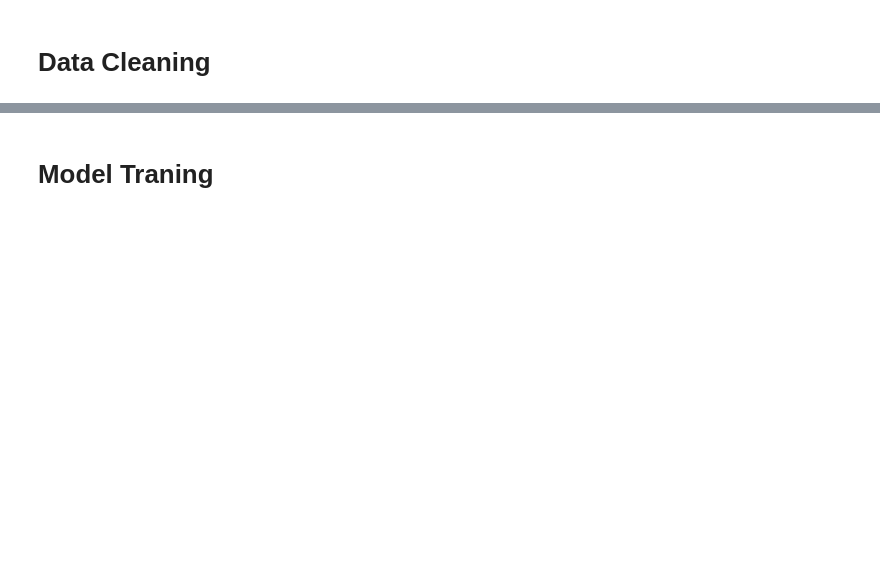
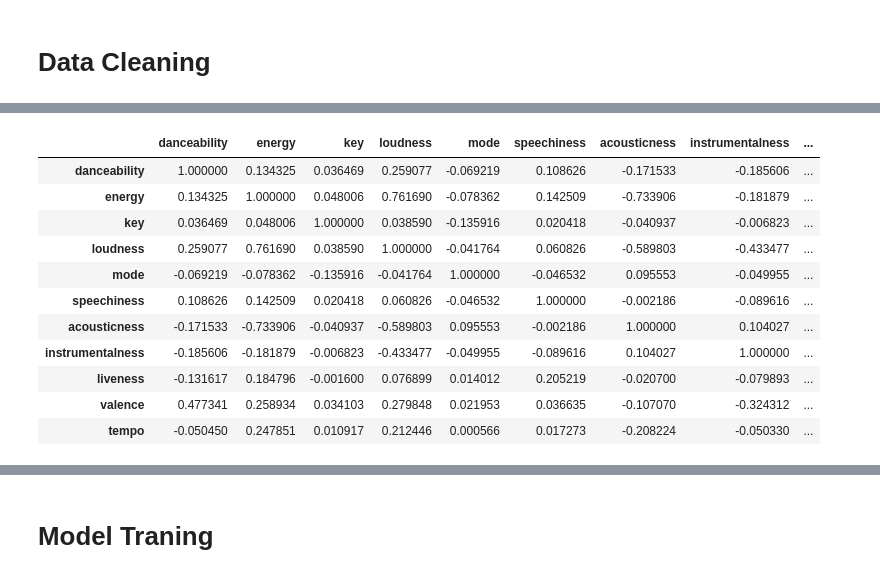
Before and after one commit to Savoxism/Spotify-Analysis, a Jupyter notebook: analysis.ipynb, the cells around one changed output, grey strips where cells are left out. Drawn from its saved outputs; the diff is of its cells as text; code cells hidden in the pictures; blank space fills up the shorter version.

```diff
--- a/analysis.ipynb
+++ b/analysis.ipynb
@@ -41,14 +138,21 @@ _ = plt.title("Genres")
 # %%
-# Drop rows where genre is "Pop"
-df = df[df['genre'] != "Pop"].reset_index(drop=True)
-
-# Identify numeric columns
 numeric_columns = df.select_dtypes(include=[np.number]).columns
-
-# Calculate correlation for numeric columns only
 correlation_matrix = df[numeric_columns].corr()
 
 correlation_matrix
+# %% [output]
+|  | danceability | energy | key | loudness | mode | speechiness | acousticness | instrumentalness | ... |
+| danceability | 1.000000 | 0.134325 | 0.036469 | 0.259077 | -0.069219 | 0.108626 | -0.171533 | -0.185606 | ... |
+| energy | 0.134325 | 1.000000 | 0.048006 | 0.761690 | -0.078362 | 0.142509 | -0.733906 | -0.181879 | ... |
+| key | 0.036469 | 0.048006 | 1.000000 | 0.038590 | -0.135916 | 0.020418 | -0.040937 | -0.006823 | ... |
+| loudness | 0.259077 | 0.761690 | 0.038590 | 1.000000 | -0.041764 | 0.060826 | -0.589803 | -0.433477 | ... |
+| mode | -0.069219 | -0.078362 | -0.135916 | -0.041764 | 1.000000 | -0.046532 | 0.095553 | -0.049955 | ... |
+| speechiness | 0.108626 | 0.142509 | 0.020418 | 0.060826 | -0.046532 | 1.000000 | -0.002186 | -0.089616 | ... |
+| acousticness | -0.171533 | -0.733906 | -0.040937 | -0.589803 | 0.095553 | -0.002186 | 1.000000 | 0.104027 | ... |
+| instrumentalness | -0.185606 | -0.181879 | -0.006823 | -0.433477 | -0.049955 | -0.089616 | 0.104027 | 1.000000 | ... |
+| liveness | -0.131617 | 0.184796 | -0.001600 | 0.076899 | 0.014012 | 0.205219 | -0.020700 | -0.079893 | ... |
+| valence | 0.477341 | 0.258934 | 0.034103 | 0.279848 | 0.021953 | 0.036635 | -0.107070 | -0.324312 | ... |
+| tempo | -0.050450 | 0.247851 | 0.010917 | 0.212446 | 0.000566 | 0.017273 | -0.208224 | -0.050330 | ... |
 # %%
 plt.subplots(figsize=(10,9))
 sns.heatmap(correlation_matrix, cmap='coolwarm', annot=True)
```
Also changed, not shown: parts of 33 cells of this notebook, 6 other files.
